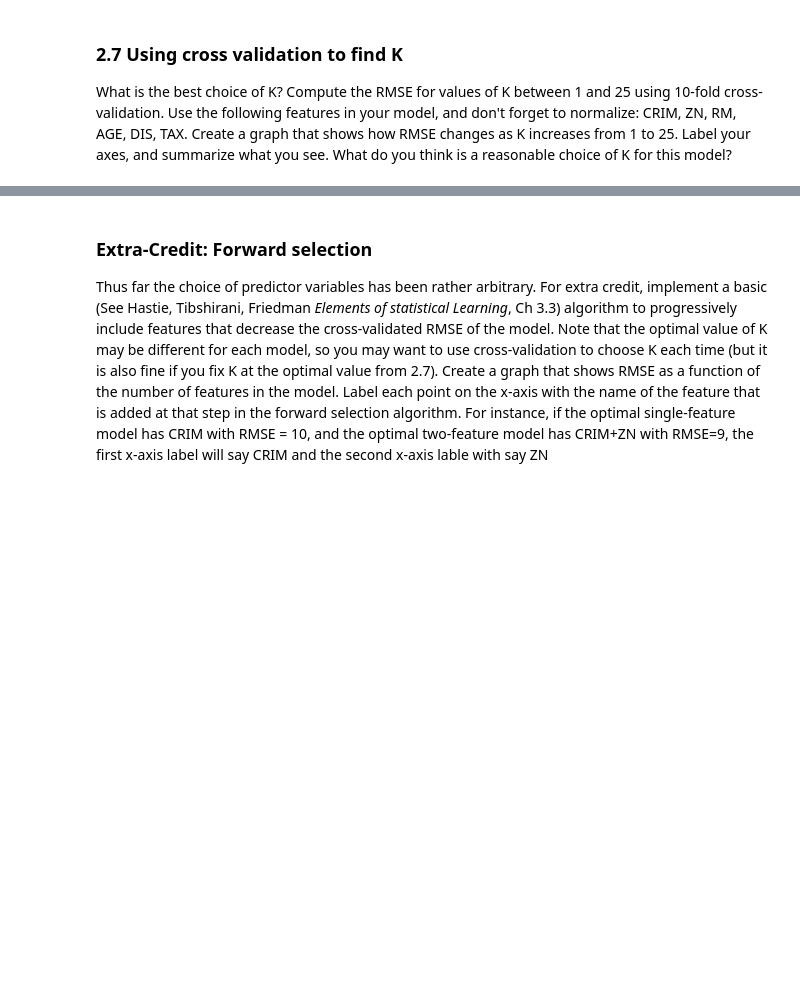
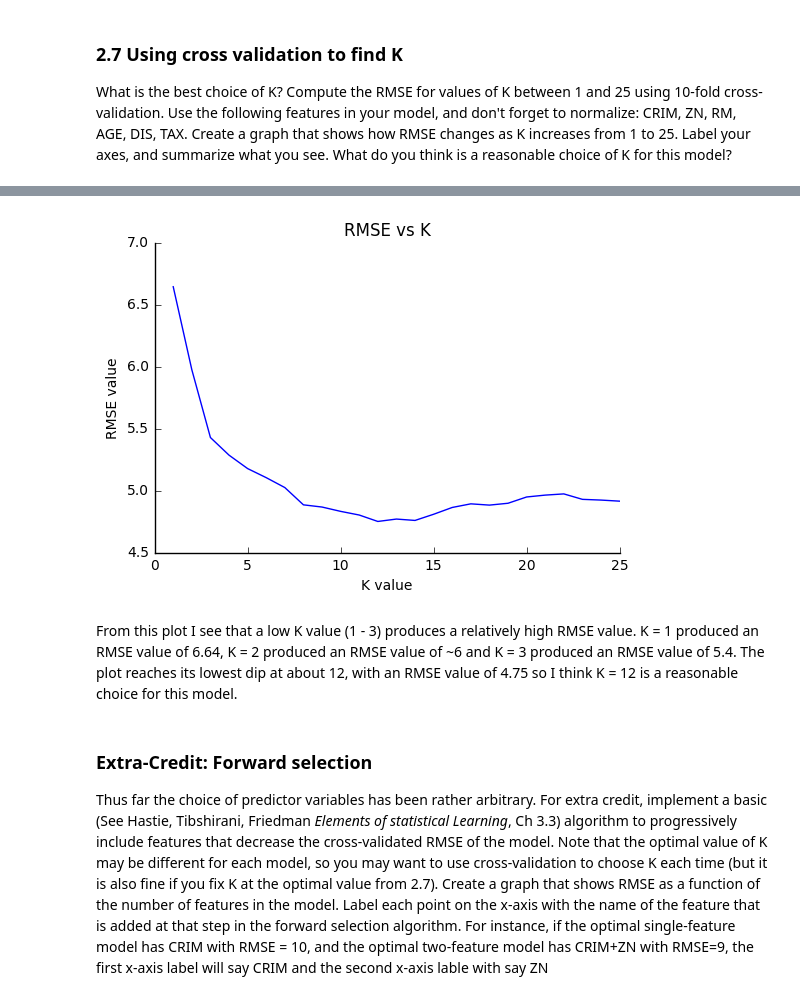
Before and after one commit to Manishakrishna/INFO370-PS3, a Jupyter notebook: INFO371-PS3.ipynb, the cells around one changed output, grey strips where cells are left out. Saved outputs shown, nothing was run; the diff lists cells and outputs as text; code cells hidden in the pictures; blank space fills up the shorter version.

```diff
--- a/INFO371-PS3.ipynb
+++ b/INFO371-PS3.ipynb
@@ -366,3 +521,29 @@ What do you find?
+# %%
+x_values = range(1, 26)
+plt.plot(x_values, rmse)
+
+plt.title('RMSE vs K')
+plt.xlabel('K value')
+plt.ylabel('RMSE value')
+
+plt.subplot().spines['top'].set_visible(False)
+plt.subplot().spines['right'].set_visible(False)
+plt.tick_params(
+    axis='x',
+    bottom='on',
+    top='off')
+plt.tick_params(
+    axis='y',
+    bottom='on',
+    top='off',
+    right = "off")
+
+
+plt.show()
+# %% [output]
+[figure, added]
+# %% [markdown]
+From this plot I see that a low K value (1 - 3) produces a relatively high RMSE value. K = 1 produced an RMSE value of 6.64, K = 2 produced an RMSE value of ~6 and K = 3 produced an RMSE value of 5.4. The plot reaches its lowest dip at about 12, with an RMSE value of 4.75 so I think K = 12 is a reasonable choice for this model.
 # %% [markdown]
 ### Extra-Credit: Forward selection
 
```
Also changed, not shown: parts of 36 cells of this notebook.
